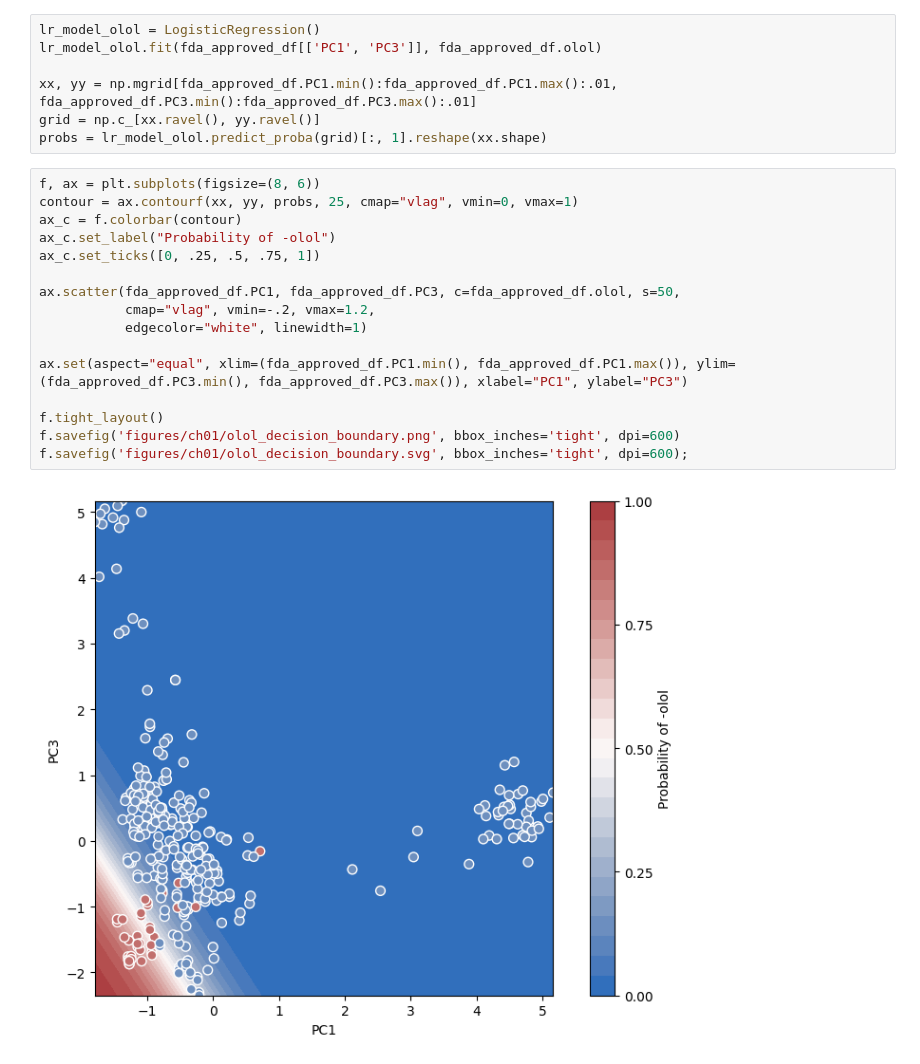
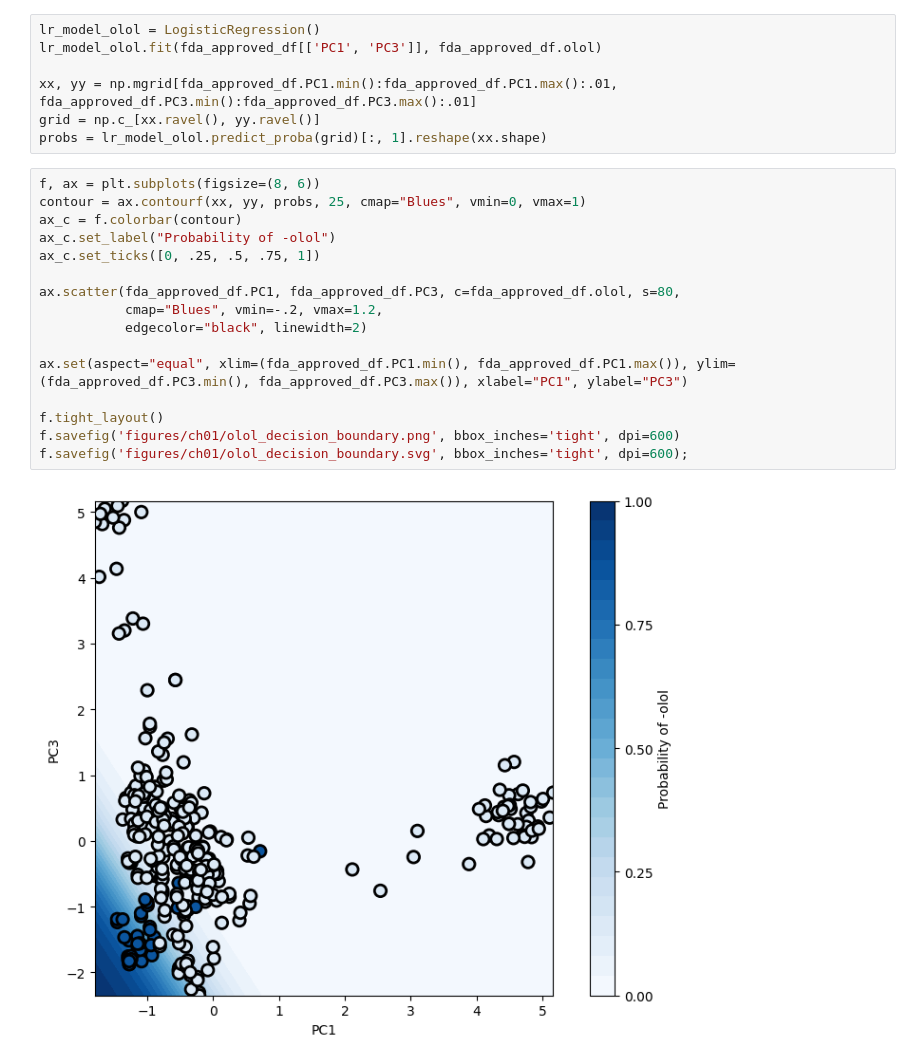
Before and after one commit to nrflynn2/ml-drug-discovery, a Jupyter notebook: CH01_FLYNN_ML4DD.ipynb, the cells around one changed output. Saved outputs shown, nothing was run; the diff lists cells and outputs as text.

```diff
--- a/CH01_FLYNN_ML4DD.ipynb
+++ b/CH01_FLYNN_ML4DD.ipynb
@@ -175,19 +175,19 @@ grid = np.c_[xx.ravel(), yy.ravel()]
 probs = lr_model_olol.predict_proba(grid)[:, 1].reshape(xx.shape)
 # %%
 f, ax = plt.subplots(figsize=(8, 6))
-contour = ax.contourf(xx, yy, probs, 25, cmap="vlag", vmin=0, vmax=1)
+contour = ax.contourf(xx, yy, probs, 25, cmap="Blues", vmin=0, vmax=1)
 ax_c = f.colorbar(contour)
 ax_c.set_label("Probability of -olol")
 ax_c.set_ticks([0, .25, .5, .75, 1])
 
-ax.scatter(fda_approved_df.PC1, fda_approved_df.PC3, c=fda_approved_df.olol, s=50,
-           cmap="vlag", vmin=-.2, vmax=1.2,
-           edgecolor="white", linewidth=1)
+ax.scatter(fda_approved_df.PC1, fda_approved_df.PC3, c=fda_approved_df.olol, s=80,
+           cmap="Blues", vmin=-.2, vmax=1.2,
+           edgecolor="black", linewidth=2)
 
 ax.set(aspect="equal", xlim=(fda_approved_df.PC1.min(), fda_approved_df.PC1.max()), ylim=(fda_approved_df.PC3.min(), fda_approved_df.PC3.max()), xlabel="PC1", ylabel="PC3")
 
 f.tight_layout()
 f.savefig('figures/ch01/olol_decision_boundary.png', bbox_inches='tight', dpi=600)
 f.savefig('figures/ch01/olol_decision_boundary.svg', bbox_inches='tight', dpi=600);
 # %% [output]
-[figure, old version]
+[figure, new version]
```
Also changed, not shown: parts of 7 cells of this notebook, 5 other files.
